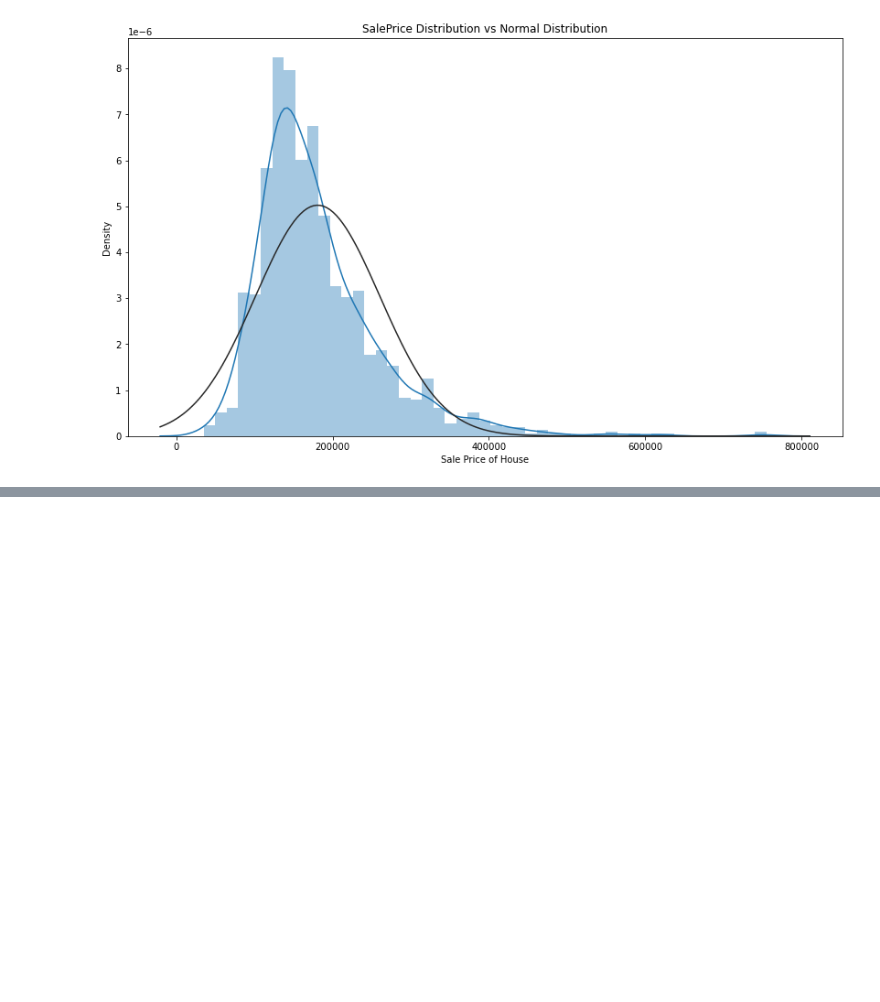
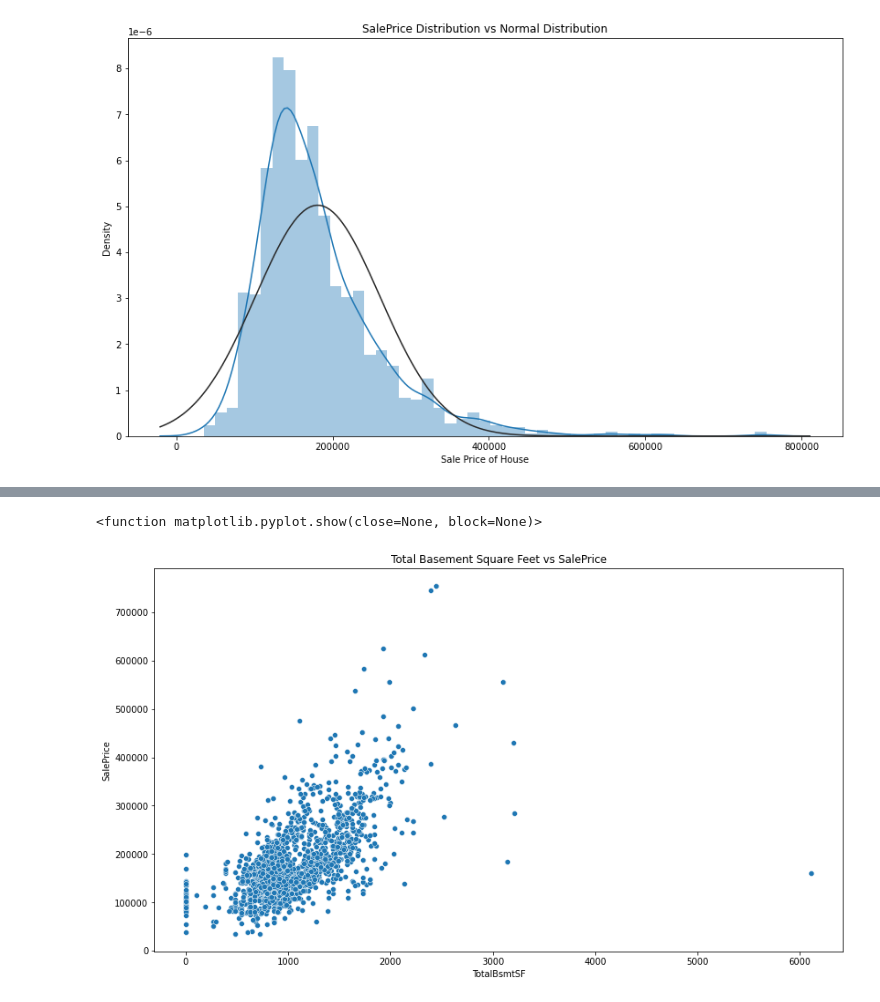
Before and after one commit to gopala-goyal/housing-prices-predictive-modelling, a Jupyter notebook: Housing_Prices_Prediction.ipynb, the cells around one changed output, grey strips where cells are left out. Saved outputs shown, nothing was run; the diff lists cells and outputs as text; code cells hidden in the pictures; blank space fills up the shorter version.

```diff
--- a/Housing_Prices_Prediction.ipynb
+++ b/Housing_Prices_Prediction.ipynb
@@ -152,0 +142,9 @@ Name: YearRemodAdd, dtype: float64
+# %%
+#Total Basement Square Feet vs SalePrice
+plt.figure(figsize = (14,8))
+sns.scatterplot(x="TotalBsmtSF", y="SalePrice", data=hp_tr)
+plt.title("Total Basement Square Feet vs SalePrice")
+plt.show
+# %% [output]
+<function matplotlib.pyplot.show(close=None, block=None)>
+[figure, added]
```
Also changed, not shown: parts of 26 cells of this notebook.
